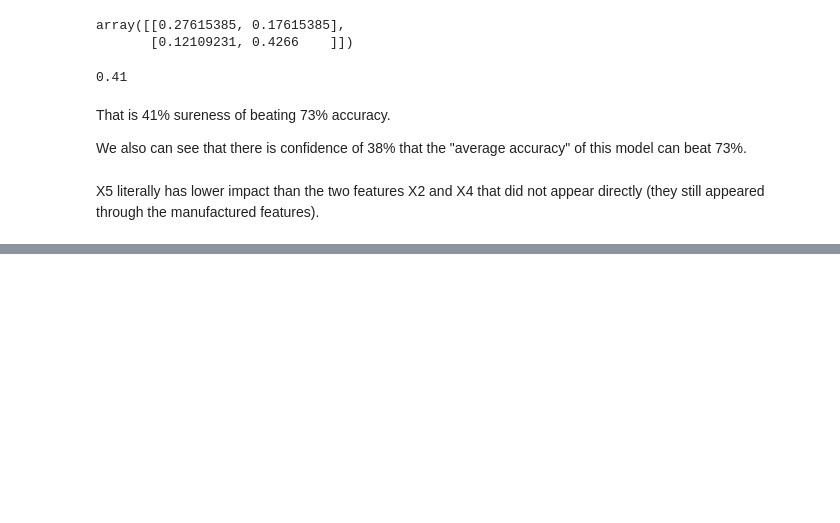
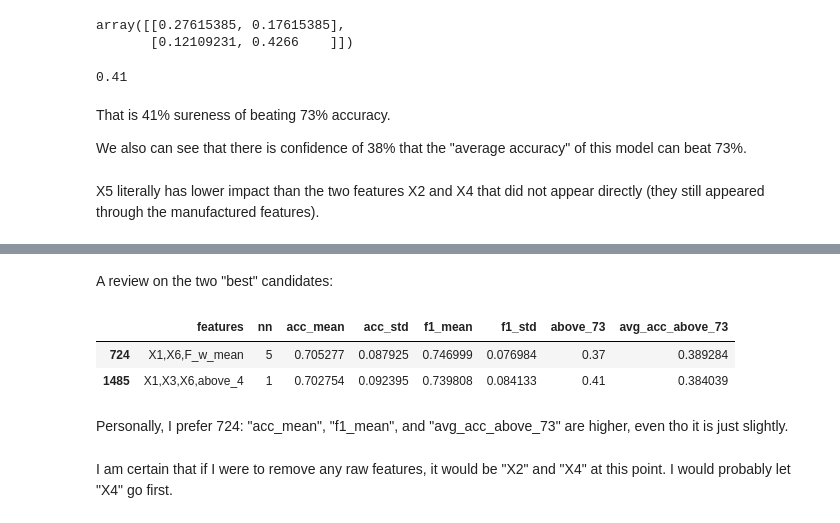
Before and after one commit to YCoeusZ/OAM6GH5slDAHadnQ, a Jupyter notebook: note_books/KNN_and_A_Standdard_Pipeline.ipynb, the cells around one changed output, grey strips where cells are left out. Cells and saved outputs as stored; diff of their text form; code cells hidden in the pictures; blank space fills up the shorter version.

```diff
--- a/note_books/KNN_and_A_Standdard_Pipeline.ipynb
+++ b/note_books/KNN_and_A_Standdard_Pipeline.ipynb
@@ -735,0 +817,12 @@ X5 literally has lower impact than the two features X2 and X4 that did not appea
+# %% [markdown]
+A review on the two "best" candidates:
+# %%
+df_results.iloc[[724,1485]]
+# %% [output]
+|  | features | nn | acc_mean | acc_std | f1_mean | f1_std | above_73 | avg_acc_above_73 |
+| 724 | X1,X6,F_w_mean | 5 | 0.705277 | 0.087925 | 0.746999 | 0.076984 | 0.37 | 0.389284 |
+| 1485 | X1,X3,X6,above_4 | 1 | 0.702754 | 0.092395 | 0.739808 | 0.084133 | 0.41 | 0.384039 |
+# %% [markdown]
+Personally, I prefer 724: "acc_mean", "f1_mean", and "avg_acc_above_73" are higher, even tho it is just slightly.
+# %% [markdown]
+I am certain that if I were to remove any raw features, it would be "X2" and "X4" at this point. I would probably let "X4" go first.
```
Also changed, not shown: parts of 5 cells of this notebook.
